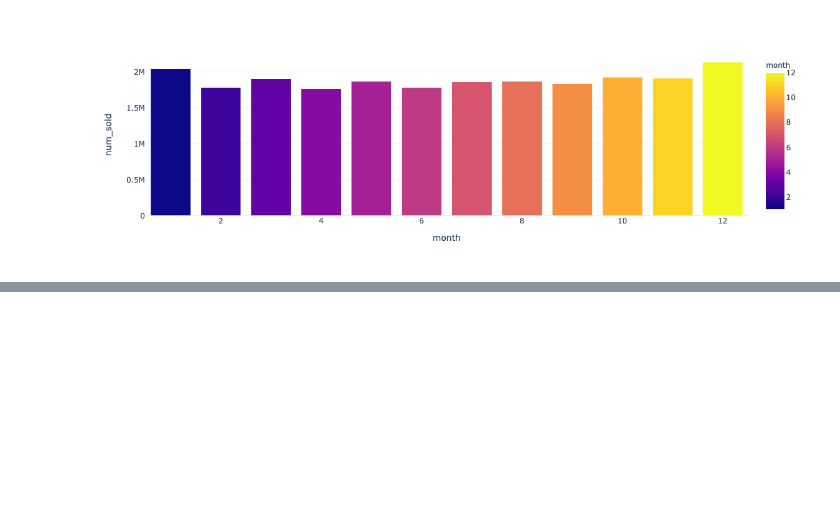
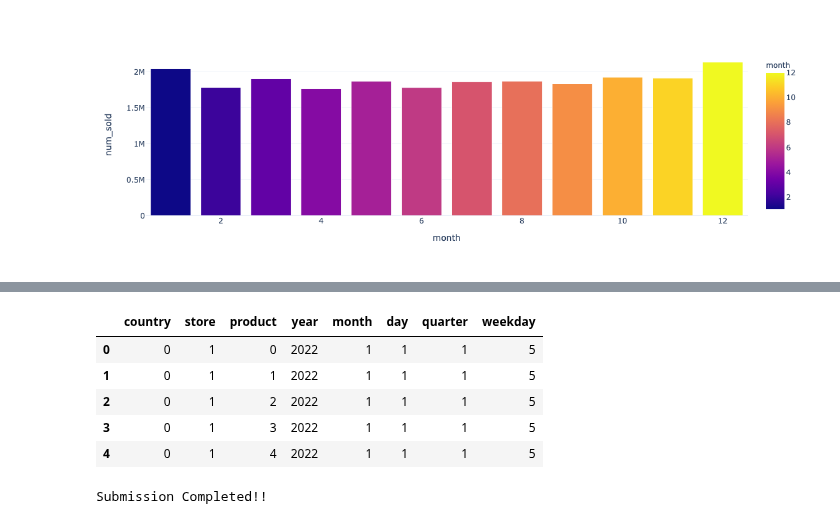
Before and after one commit to averma111/Kaggle_Competition, a Jupyter notebook: pytorch-timeseries-pss3e19.ipynb, the cells around one changed output, grey strips where cells are left out. Drawn from its saved outputs; the diff is of its cells as text; code cells hidden in the pictures; blank space fills up the shorter version.

```diff
--- a/pytorch-timeseries-pss3e19.ipynb
+++ b/pytorch-timeseries-pss3e19.ipynb
@@ -378,0 +389,11 @@ RuntimeError: The size of tensor a (8) must match the size of tensor b (32) at n
+# %%
+test = preprocess.set_label_encoder(test)
+X_test = test[['country','store','product','year','month','day','quarter','weekday']]
+X_test.head()
+# %% [output]
+|  | country | store | product | year | month | day | quarter | weekday |
+| 0 | 0 | 1 | 0 | 2022 | 1 | 1 | 1 | 5 |
+| 1 | 0 | 1 | 1 | 2022 | 1 | 1 | 1 | 5 |
+| 2 | 0 | 1 | 2 | 2022 | 1 | 1 | 1 | 5 |
+| 3 | 0 | 1 | 3 | 2022 | 1 | 1 | 1 | 5 |
+| 4 | 0 | 1 | 4 | 2022 | 1 | 1 | 1 | 5 |
@@ -409,0 +406,14 @@ sub.submit(protein_list,predictions)
+# %%
+class Submit:
+
+    def submit_predictions(self):
+        df_submit = pd.DataFrame(data={'id': test['id'],'num_sold':[a.squeeze().tolist() for a in predictions]})
+        df_submit.to_csv('submission.csv',index=False)
+        print('Submission Completed!!')
+        return df_submit
+
+
+submit = Submit()
+df_submit=submit.submit_predictions()
+# %% [output]
+Submission Completed!!
```
Also changed, not shown: parts of 21 cells of this notebook.
